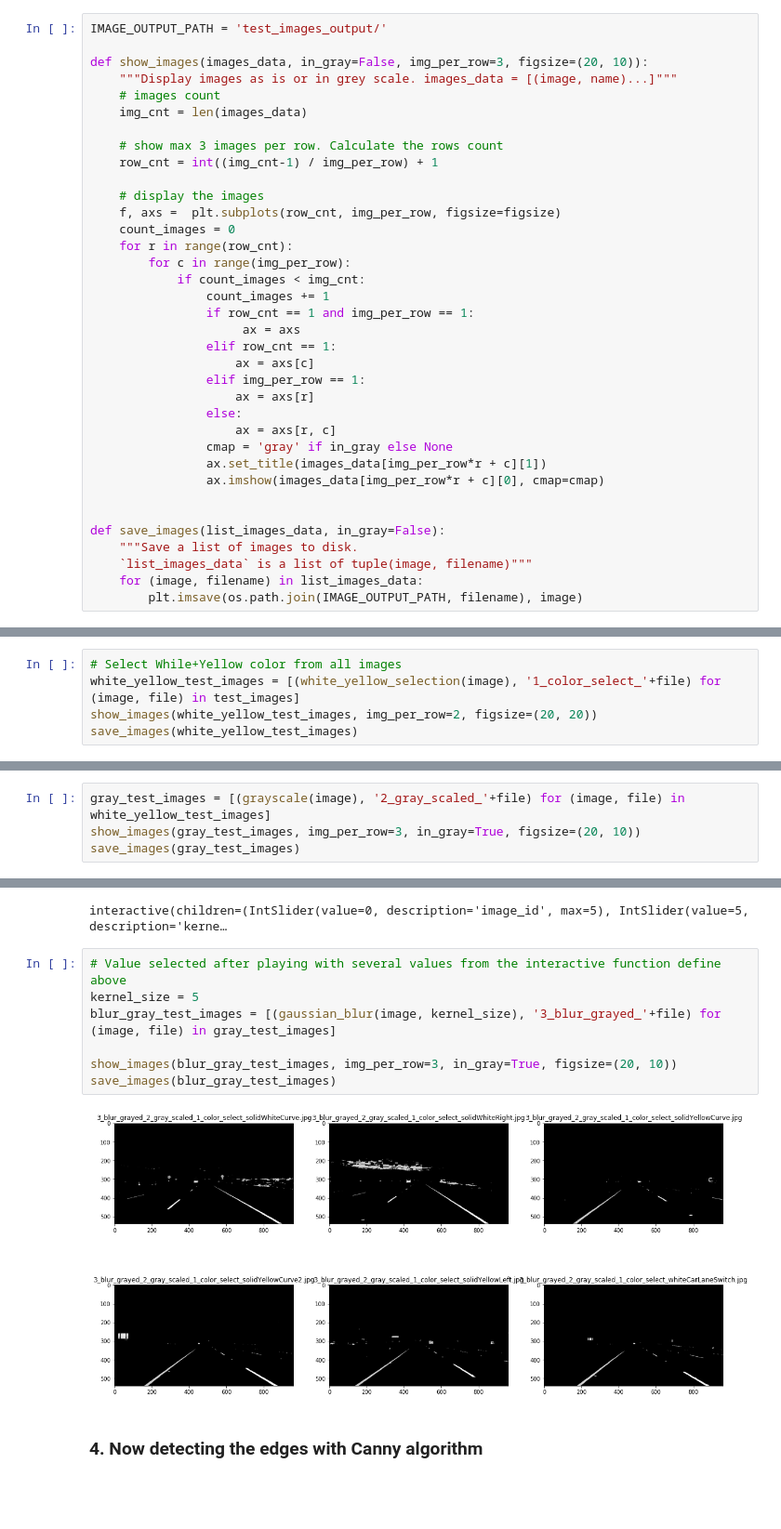
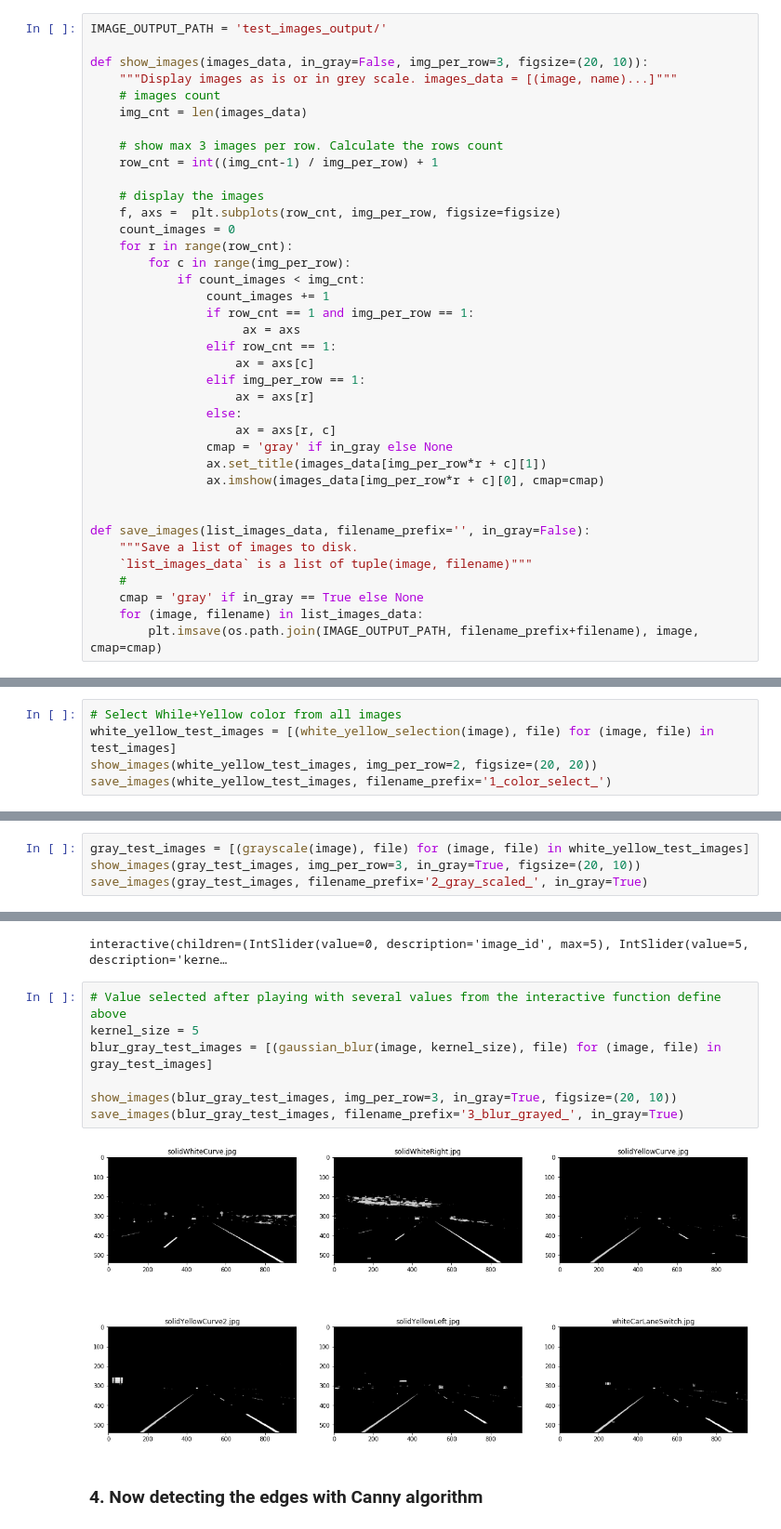
Before and after one commit to IbnouT/Finding-Lane-Lines-Udacity, a Jupyter notebook: P1.ipynb, the cells around one changed output, grey strips where cells are left out. Shown at 93% size. Cells and saved outputs as stored; diff of their text form; blank space fills up the shorter version.

Commit message:
First draft of the writeup & update of the generated images

```diff
--- a/P1.ipynb
+++ b/P1.ipynb
@@ -244,11 +244,13 @@ def show_images(images_data, in_gray=False, img_per_row=3, figsize=(20, 10)):
                 ax.imshow(images_data[img_per_row*r + c][0], cmap=cmap)
 
 
-def save_images(list_images_data, in_gray=False):
+def save_images(list_images_data, filename_prefix='', in_gray=False):
     """Save a list of images to disk.
     `list_images_data` is a list of tuple(image, filename)"""
+    #
+    cmap = 'gray' if in_gray == True else None
     for (image, filename) in list_images_data:
-        plt.imsave(os.path.join(IMAGE_OUTPUT_PATH, filename), image)
+        plt.imsave(os.path.join(IMAGE_OUTPUT_PATH, filename_prefix+filename), image, cmap=cmap)
 # %% [markdown]
 ### 1. Let's display the images and have a look at some details of the lanes
 # %%
@@ -279,7 +281,7 @@ def white_yellow_selection(image):
     return image_selection
 # %%
 # Select While+Yellow color from all images
-white_yellow_test_images = [(white_yellow_selection(image), '1_color_select_'+file) for (image, file) in test_images]
+white_yellow_test_images = [(white_yellow_selection(image), file) for (image, file) in test_images]
 show_images(white_yellow_test_images, img_per_row=2, figsize=(20, 20))
-save_images(white_yellow_test_images)
+save_images(white_yellow_test_images, filename_prefix='1_color_select_')
 # %% [output]
@@ -287,7 +289,7 @@ save_images(white_yellow_test_images)
 # %% [markdown]
 ### 3. Generating gray scale images
 # %%
-gray_test_images = [(grayscale(image), '2_gray_scaled_'+file) for (image, file) in white_yellow_test_images]
+gray_test_images = [(grayscale(image), file) for (image, file) in white_yellow_test_images]
 show_images(gray_test_images, img_per_row=3, in_gray=True, figsize=(20, 10))
-save_images(gray_test_images)
+save_images(gray_test_images, filename_prefix='2_gray_scaled_', in_gray=True)
 # %% [output]
@@ -316,12 +318,12 @@ interactive(children=(IntSlider(value=0, description='image_id', max=5), IntSlid
 # %%
 # Value selected after playing with several values from the interactive function define above
 kernel_size = 5
-blur_gray_test_images = [(gaussian_blur(image, kernel_size), '3_blur_grayed_'+file) for (image, file) in gray_test_images]
+blur_gray_test_images = [(gaussian_blur(image, kernel_size), file) for (image, file) in gray_test_images]
 
 show_images(blur_gray_test_images, img_per_row=3, in_gray=True, figsize=(20, 10))
-save_images(blur_gray_test_images)
+save_images(blur_gray_test_images, filename_prefix='3_blur_grayed_', in_gray=True)
 # %% [output]
-[figure, old version]
+[figure, new version]
 # %% [markdown]
 ### 4. Now detecting the edges with Canny algorithm
 # %%
```
Also changed, not shown: parts of 6 cells of this notebook, 54 other files.
